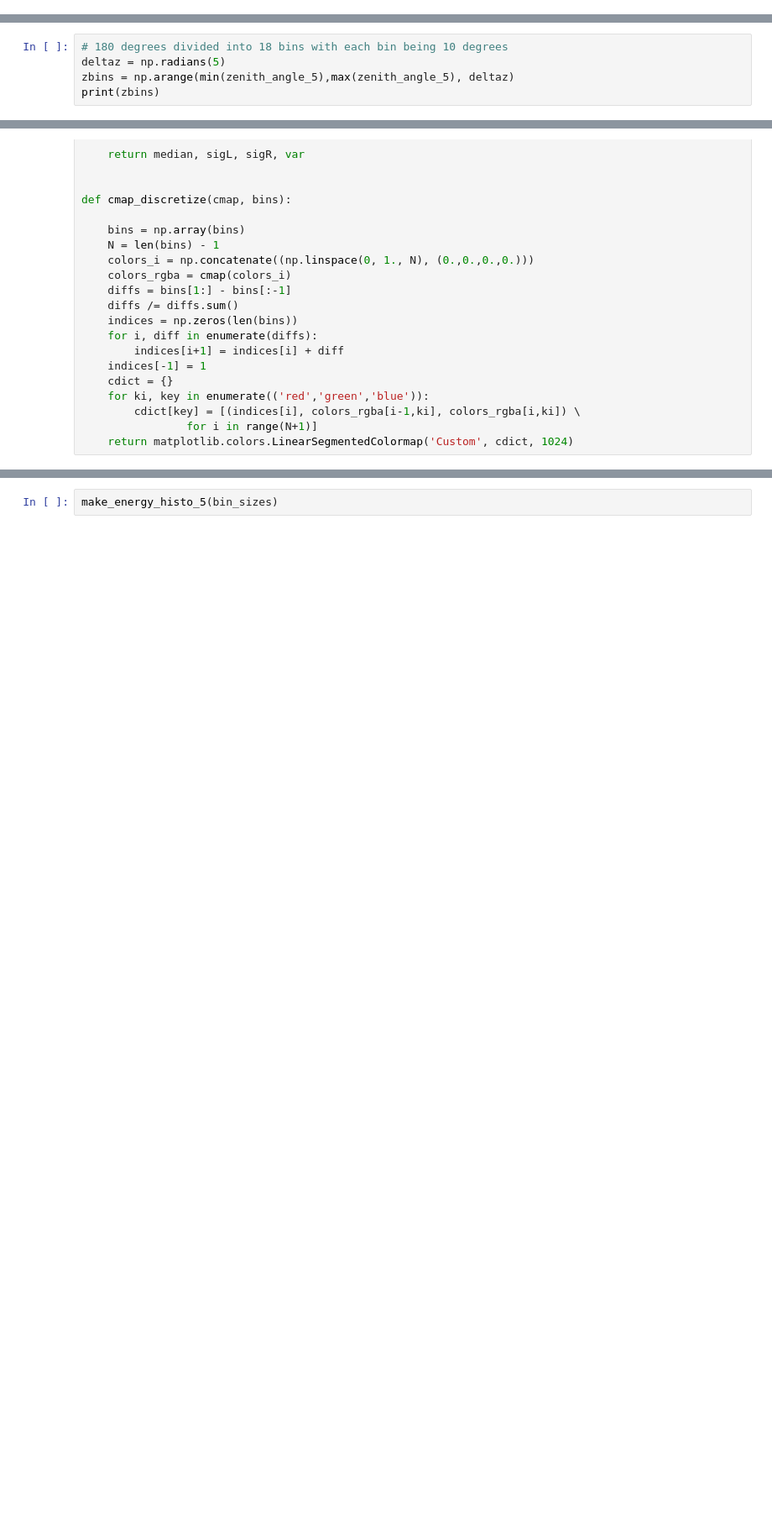
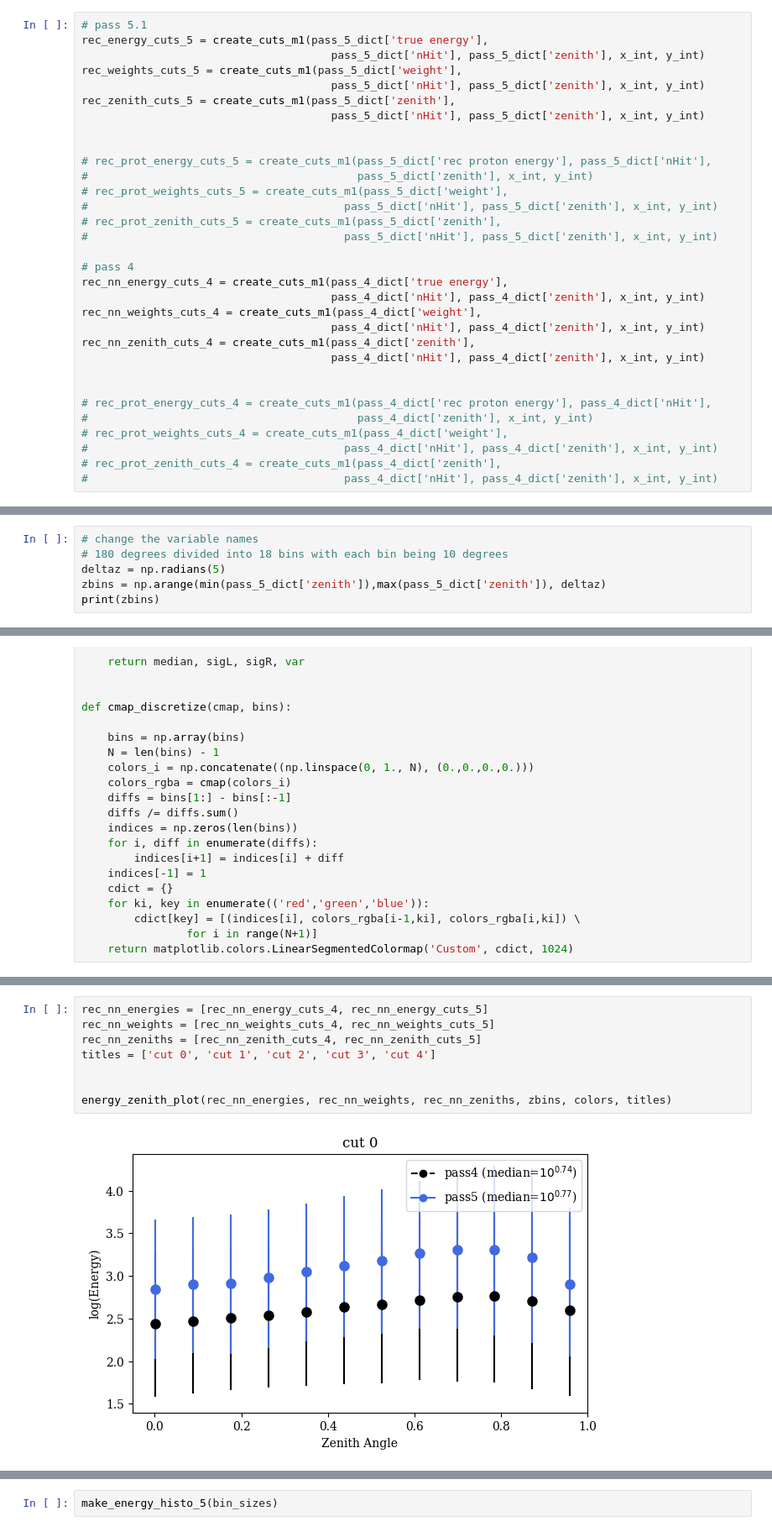
Before and after one commit to riyakore/WIPAC, a Jupyter notebook: Monte_Carlo_Data.ipynb, the cells around one changed output, grey strips where cells are left out. Shown at 84% size. Cells and saved outputs as stored; diff of their text form; blank space fills up the shorter version.

```diff
--- a/Monte_Carlo_Data.ipynb
+++ b/Monte_Carlo_Data.ipynb
@@ -401,0 +230,32 @@ an interpolated array having the same dimensions as the quantiles array from the
+# %%
+# pass 5.1
+rec_energy_cuts_5 = create_cuts_m1(pass_5_dict['true energy'],
+                                      pass_5_dict['nHit'], pass_5_dict['zenith'], x_int, y_int)
+rec_weights_cuts_5 = create_cuts_m1(pass_5_dict['weight'],
+                                      pass_5_dict['nHit'], pass_5_dict['zenith'], x_int, y_int)
+rec_zenith_cuts_5 = create_cuts_m1(pass_5_dict['zenith'],
+                                      pass_5_dict['nHit'], pass_5_dict['zenith'], x_int, y_int)
+
+
+# rec_prot_energy_cuts_5 = create_cuts_m1(pass_5_dict['rec proton energy'], pass_5_dict['nHit'],
+#                                         pass_5_dict['zenith'], x_int, y_int)
+# rec_prot_weights_cuts_5 = create_cuts_m1(pass_5_dict['weight'],
+#                                       pass_5_dict['nHit'], pass_5_dict['zenith'], x_int, y_int)
+# rec_prot_zenith_cuts_5 = create_cuts_m1(pass_5_dict['zenith'],
+#                                       pass_5_dict['nHit'], pass_5_dict['zenith'], x_int, y_int)
+
+# pass 4
+rec_nn_energy_cuts_4 = create_cuts_m1(pass_4_dict['true energy'],
+                                      pass_4_dict['nHit'], pass_4_dict['zenith'], x_int, y_int)
+rec_nn_weights_cuts_4 = create_cuts_m1(pass_4_dict['weight'],
+                                      pass_4_dict['nHit'], pass_4_dict['zenith'], x_int, y_int)
+rec_nn_zenith_cuts_4 = create_cuts_m1(pass_4_dict['zenith'],
+                                      pass_4_dict['nHit'], pass_4_dict['zenith'], x_int, y_int)
+
+
+# rec_prot_energy_cuts_4 = create_cuts_m1(pass_4_dict['rec proton energy'], pass_4_dict['nHit'],
+#                                         pass_4_dict['zenith'], x_int, y_int)
+# rec_prot_weights_cuts_4 = create_cuts_m1(pass_4_dict['weight'],
+#                                       pass_4_dict['nHit'], pass_4_dict['zenith'], x_int, y_int)
+# rec_prot_zenith_cuts_4 = create_cuts_m1(pass_4_dict['zenith'],
+#                                       pass_4_dict['nHit'], pass_4_dict['zenith'], x_int, y_int)
@@ -440,9 +389,10 @@ def weighted_quantile(values, quantiles, sample_weight=None,
 # %% [markdown]
 # Binning the zenith angle
 # %%
+# change the variable names
 # 180 degrees divided into 18 bins with each bin being 10 degrees
 deltaz = np.radians(5)
-zbins = np.arange(min(zenith_angle_5),max(zenith_angle_5), deltaz)
+zbins = np.arange(min(pass_5_dict['zenith']),max(pass_5_dict['zenith']), deltaz)
 print(zbins)
 # %% [output]
 [2.00000000e-04 8.74664626e-02 1.74732925e-01 2.61999388e-01
@@ -896,0 +662,10 @@ def make_energy_histo_5(bin_sizes, emin=1, emax=6, coszenmin=0.3,coszenmax=1, nh
+# %%
+rec_nn_energies = [rec_nn_energy_cuts_4, rec_nn_energy_cuts_5]
+rec_nn_weights = [rec_nn_weights_cuts_4, rec_nn_weights_cuts_5]
+rec_nn_zeniths = [rec_nn_zenith_cuts_4, rec_nn_zenith_cuts_5]
+titles = ['cut 0', 'cut 1', 'cut 2', 'cut 3', 'cut 4']
+
+
+energy_zenith_plot(rec_nn_energies, rec_nn_weights, rec_nn_zeniths, zbins, colors, titles)
+# %% [output]
+[figure, added]
```
Also changed, not shown: parts of 105 cells of this notebook.
